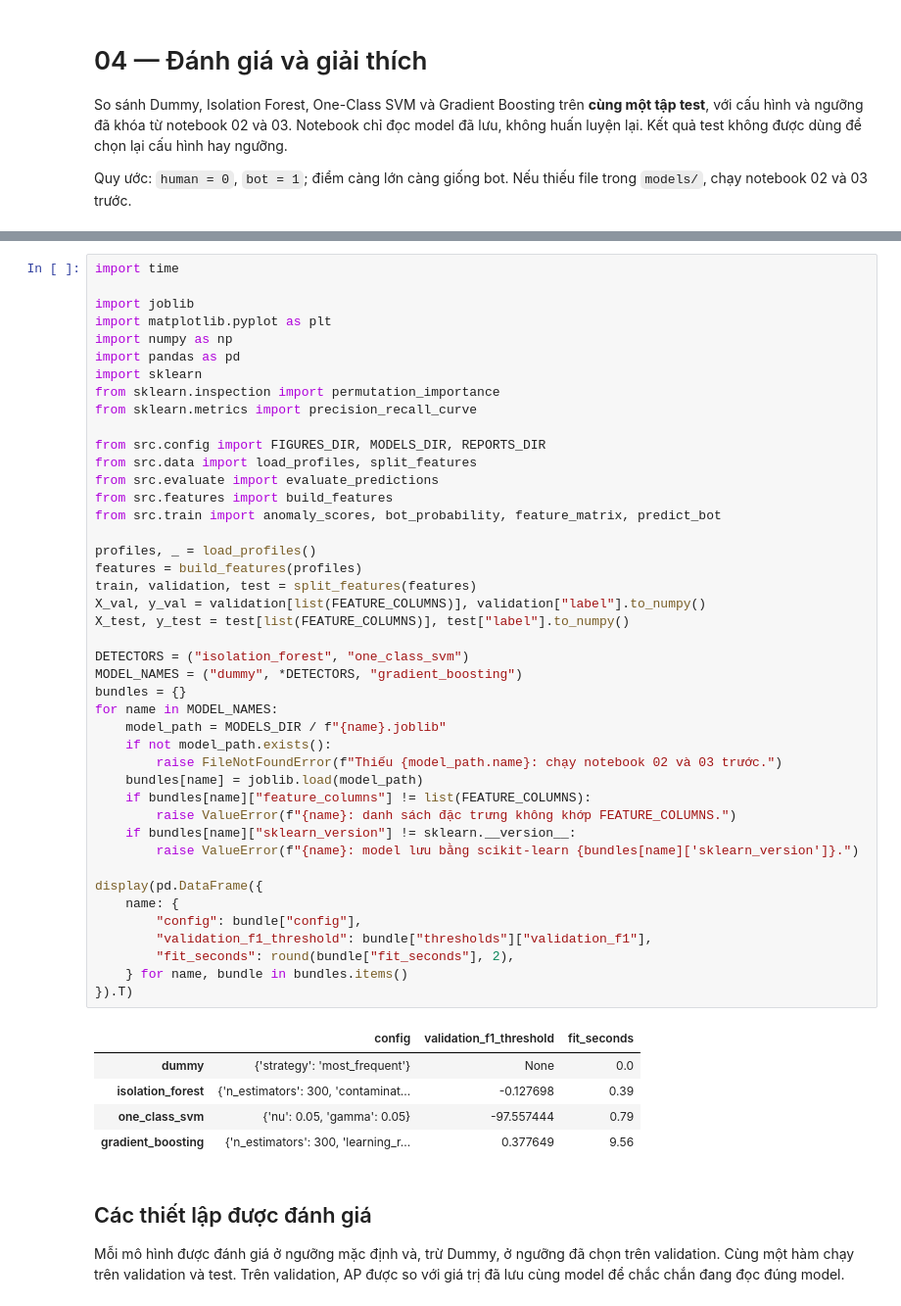
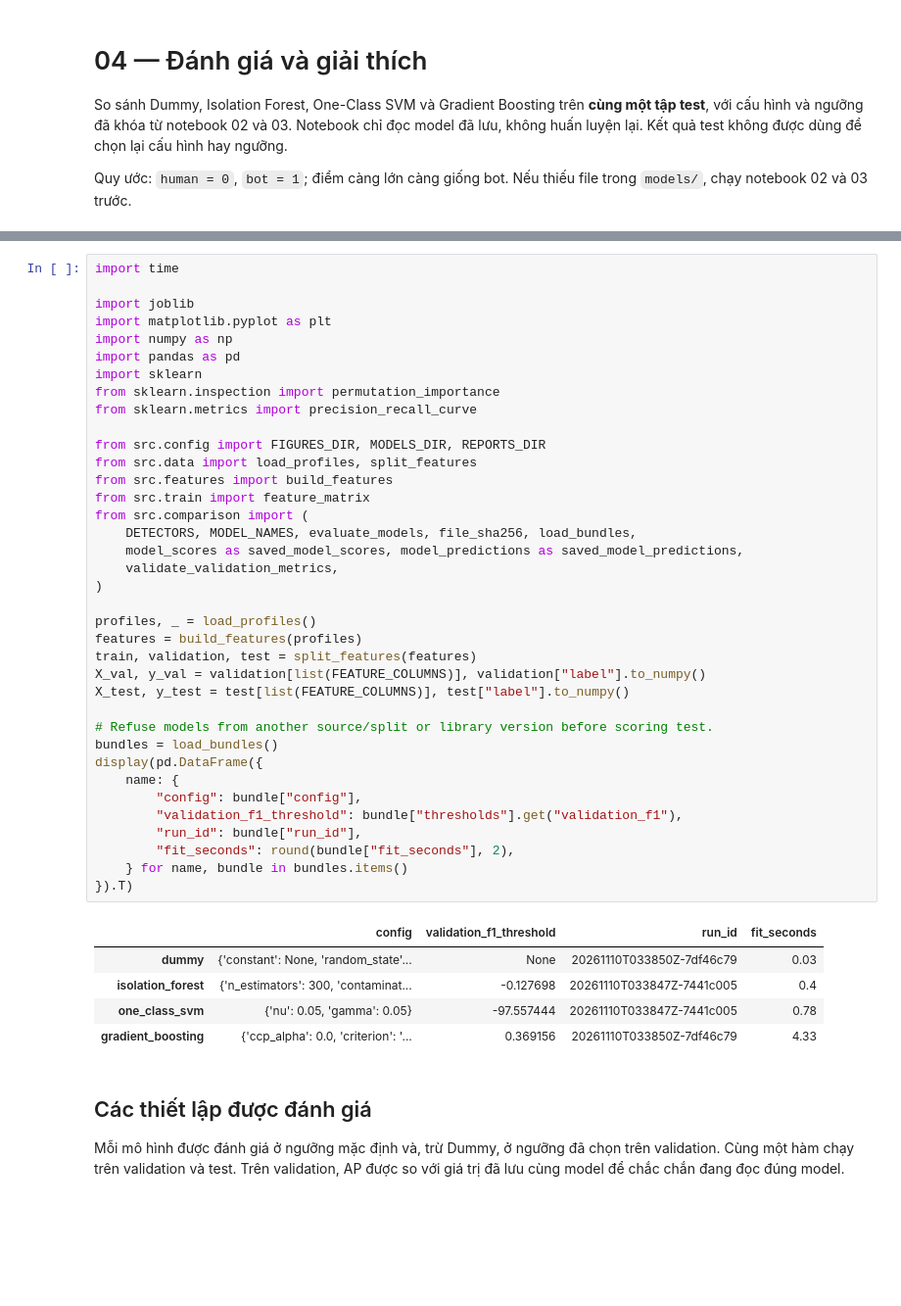
Before and after one commit to nbatho/Social-Media-Bot-Fake-Account-Detection, a Jupyter notebook: notebooks/04_evaluation.ipynb, the cells around one changed output, grey strips where cells are left out. Shown at 98% size. Cells and saved outputs as stored; diff of their text form; blank space fills up the shorter version.

```diff
--- a/notebooks/04_evaluation.ipynb
+++ b/notebooks/04_evaluation.ipynb
@@ -35,52 +38,46 @@ Project root: C:\Users\LENOVO\AppData\Local\Temp\claude\05b017e1b2dbb3ef\446207a
 # %%
 import time
 
 import joblib
 import matplotlib.pyplot as plt
 import numpy as np
 import pandas as pd
 import sklearn
 from sklearn.inspection import permutation_importance
 from sklearn.metrics import precision_recall_curve
 
 from src.config import FIGURES_DIR, MODELS_DIR, REPORTS_DIR
 from src.data import load_profiles, split_features
-from src.evaluate import evaluate_predictions
 from src.features import build_features
-from src.train import anomaly_scores, bot_probability, feature_matrix, predict_bot
+from src.train import feature_matrix
+from src.comparison import (
+    DETECTORS, MODEL_NAMES, evaluate_models, file_sha256, load_bundles,
+    model_scores as saved_model_scores, model_predictions as saved_model_predictions,
+    validate_validation_metrics,
+)
 
 profiles, _ = load_profiles()
 features = build_features(profiles)
 train, validation, test = split_features(features)
 X_val, y_val = validation[list(FEATURE_COLUMNS)], validation["label"].to_numpy()
 X_test, y_test = test[list(FEATURE_COLUMNS)], test["label"].to_numpy()
 
-DETECTORS = ("isolation_forest", "one_class_svm")
-MODEL_NAMES = ("dummy", *DETECTORS, "gradient_boosting")
-bundles = {}
-for name in MODEL_NAMES:
-    model_path = MODELS_DIR / f"{name}.joblib"
-    if not model_path.exists():
-        raise FileNotFoundError(f"Thiếu {model_path.name}: chạy notebook 02 và 03 trước.")
-    bundles[name] = joblib.load(model_path)
-    if bundles[name]["feature_columns"] != list(FEATURE_COLUMNS):
-        raise ValueError(f"{name}: danh sách đặc trưng không khớp FEATURE_COLUMNS.")
-    if bundles[name]["sklearn_version"] != sklearn.__version__:
-        raise ValueError(f"{name}: model lưu bằng scikit-learn {bundles[name]['sklearn_version']}.")
-
+# Refuse models from another source/split or library version before scoring test.
+bundles = load_bundles()
 display(pd.DataFrame({
     name: {
         "config": bundle["config"],
-        "validation_f1_threshold": bundle["thresholds"]["validation_f1"],
+        "validation_f1_threshold": bundle["thresholds"].get("validation_f1"),
+        "run_id": bundle["run_id"],
         "fit_seconds": round(bundle["fit_seconds"], 2),
     } for name, bundle in bundles.items()
 }).T)
 # %% [output]
-|  | config | validation_f1_threshold | fit_seconds |
-| dummy | {'strategy': 'most_frequent'} | None | 0.0 |
-| isolation_forest | {'n_estimators': 300, 'contaminat... | -0.127698 | 0.39 |
-| one_class_svm | {'nu': 0.05, 'gamma': 0.05} | -97.557444 | 0.79 |
-| gradient_boosting | {'n_estimators': 300, 'learning_r... | 0.377649 | 9.56 |
+|  | config | validation_f1_threshold | run_id | fit_seconds |
+| dummy | {'constant': None, 'random_state'... | None | 20261110T033850Z-7df46c79 | 0.03 |
+| isolation_forest | {'n_estimators': 300, 'contaminat... | -0.127698 | 20261110T033847Z-7441c005 | 0.4 |
+| one_class_svm | {'nu': 0.05, 'gamma': 0.05} | -97.557444 | 20261110T033847Z-7441c005 | 0.78 |
+| gradient_boosting | {'ccp_alpha': 0.0, 'criterion': '... | 0.369156 | 20261110T033850Z-7df46c79 | 4.33 |
 # %% [markdown]
 ## Các thiết lập được đánh giá
 
```
Also changed, not shown: parts of 10 cells of this notebook, 23 other files.
